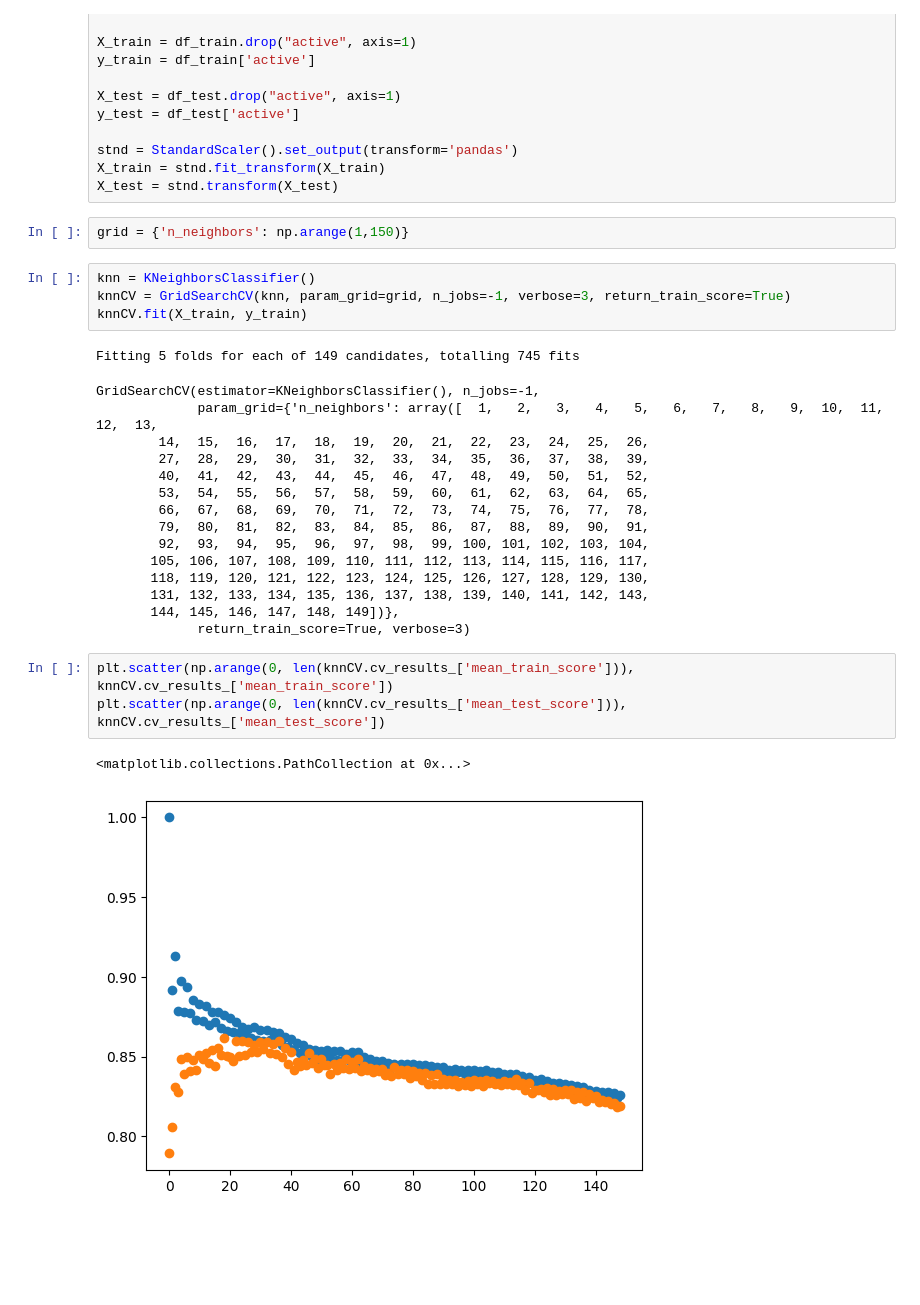
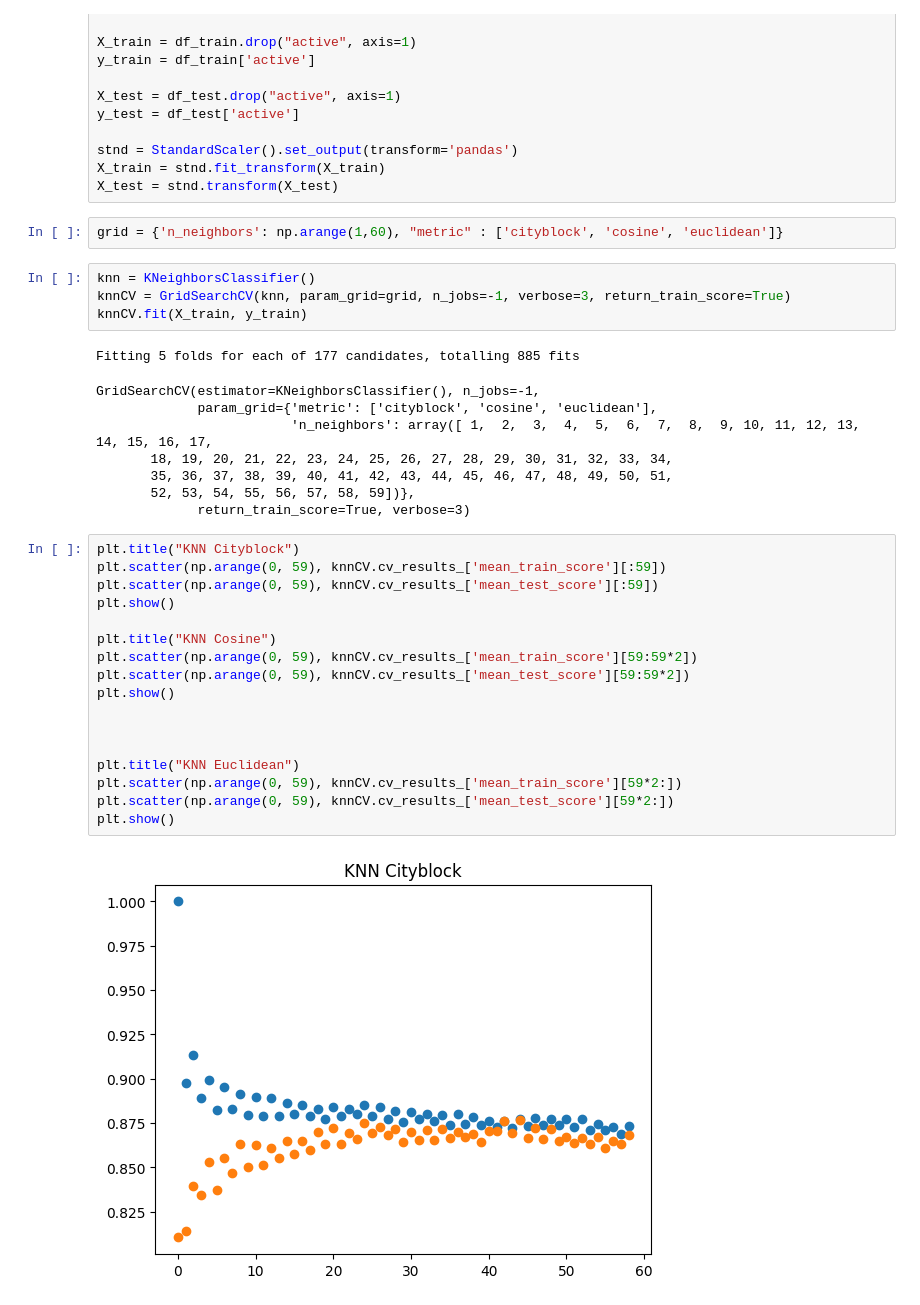
Before and after one commit to rhit-schwarr1/CSSEMA415-Project, a Jupyter notebook: src/KNN.ipynb, the cells around one changed output. Saved outputs shown, nothing was run; the diff lists cells and outputs as text; blank space fills up the shorter version.

Commit message:
added different KNN distance metrics because I thought that would be fun

```diff
--- a/src/KNN.ipynb
+++ b/src/KNN.ipynb
@@ -137,30 +137,36 @@ stnd = StandardScaler().set_output(transform='pandas')
 X_train = stnd.fit_transform(X_train)
 X_test = stnd.transform(X_test)
 # %%
-grid = {'n_neighbors': np.arange(1,150)}
+grid = {'n_neighbors': np.arange(1,60), "metric" : ['cityblock', 'cosine', 'euclidean']}
 # %%
 knn = KNeighborsClassifier()
 knnCV = GridSearchCV(knn, param_grid=grid, n_jobs=-1, verbose=3, return_train_score=True)
 knnCV.fit(X_train, y_train)
 # %% [output]
-Fitting 5 folds for each of 149 candidates, totalling 745 fits
+Fitting 5 folds for each of 177 candidates, totalling 885 fits
 GridSearchCV(estimator=KNeighborsClassifier(), n_jobs=-1,
-             param_grid={'n_neighbors': array([  1,   2,   3,   4,   5,   6,   7,   8,   9,  10,  11,  12,  13,
-        14,  15,  16,  17,  18,  19,  20,  21,  22,  23,  24,  25,  26,
-        27,  28,  29,  30,  31,  32,  33,  34,  35,  36,  37,  38,  39,
-        40,  41,  42,  43,  44,  45,  46,  47,  48,  49,  50,  51,  52,
-        53,  54,  55,  56,  57,  58,  59,  60,  61,  62,  63,  64,  65,
-        66,  67,  68,  69,  70,  71,  72,  73,  74,  75,  76,  77,  78,
-        79,  80,  81,  82,  83,  84,  85,  86,  87,  88,  89,  90,  91,
-        92,  93,  94,  95,  96,  97,  98,  99, 100, 101, 102, 103, 104,
-       105, 106, 107, 108, 109, 110, 111, 112, 113, 114, 115, 116, 117,
-       118, 119, 120, 121, 122, 123, 124, 125, 126, 127, 128, 129, 130,
-       131, 132, 133, 134, 135, 136, 137, 138, 139, 140, 141, 142, 143,
-       144, 145, 146, 147, 148, 149])},
+             param_grid={'metric': ['cityblock', 'cosine', 'euclidean'],
+                         'n_neighbors': array([ 1,  2,  3,  4,  5,  6,  7,  8,  9, 10, 11, 12, 13, 14, 15, 16, 17,
+       18, 19, 20, 21, 22, 23, 24, 25, 26, 27, 28, 29, 30, 31, 32, 33, 34,
+       35, 36, 37, 38, 39, 40, 41, 42, 43, 44, 45, 46, 47, 48, 49, 50, 51,
+       52, 53, 54, 55, 56, 57, 58, 59])},
              return_train_score=True, verbose=3)
 # %%
-plt.scatter(np.arange(0, len(knnCV.cv_results_['mean_train_score'])), knnCV.cv_results_['mean_train_score'])
-plt.scatter(np.arange(0, len(knnCV.cv_results_['mean_test_score'])), knnCV.cv_results_['mean_test_score'])
+plt.title("KNN Cityblock")
+plt.scatter(np.arange(0, 59), knnCV.cv_results_['mean_train_score'][:59])
+plt.scatter(np.arange(0, 59), knnCV.cv_results_['mean_test_score'][:59])
+plt.show()
+
+plt.title("KNN Cosine")
+plt.scatter(np.arange(0, 59), knnCV.cv_results_['mean_train_score'][59:59*2])
+plt.scatter(np.arange(0, 59), knnCV.cv_results_['mean_test_score'][59:59*2])
+plt.show()
+
+
+
+plt.title("KNN Euclidean")
+plt.scatter(np.arange(0, 59), knnCV.cv_results_['mean_train_score'][59*2:])
+plt.scatter(np.arange(0, 59), knnCV.cv_results_['mean_test_score'][59*2:])
+plt.show()
 # %% [output]
-<matplotlib.collections.PathCollection at 0x...>
-[figure, old version]
+[figure, new version]
```
Also changed, not shown: parts of 4 cells of this notebook.
